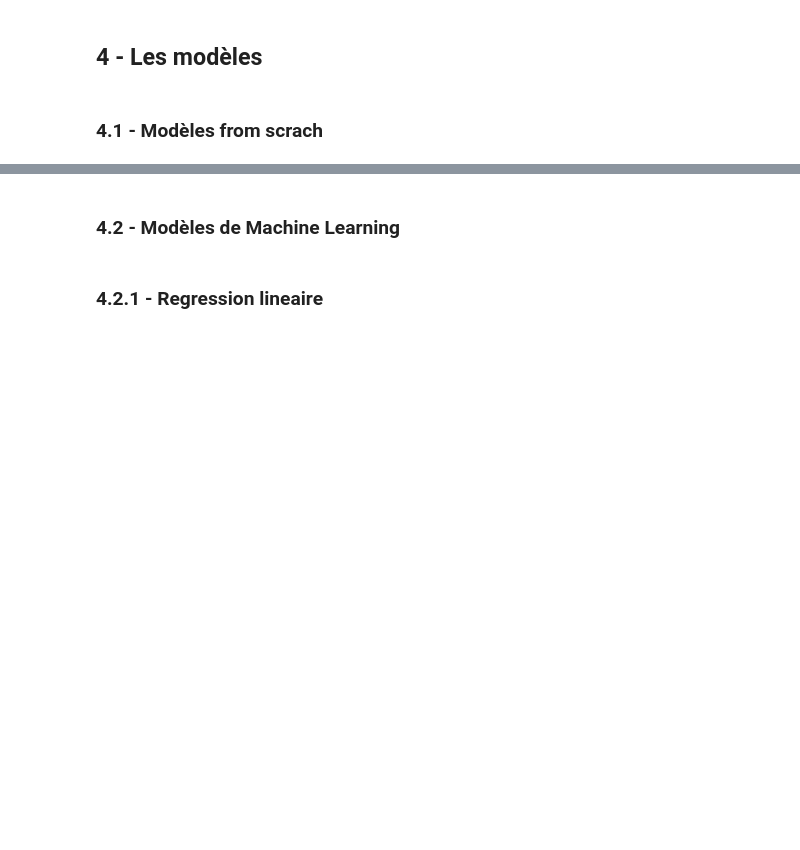
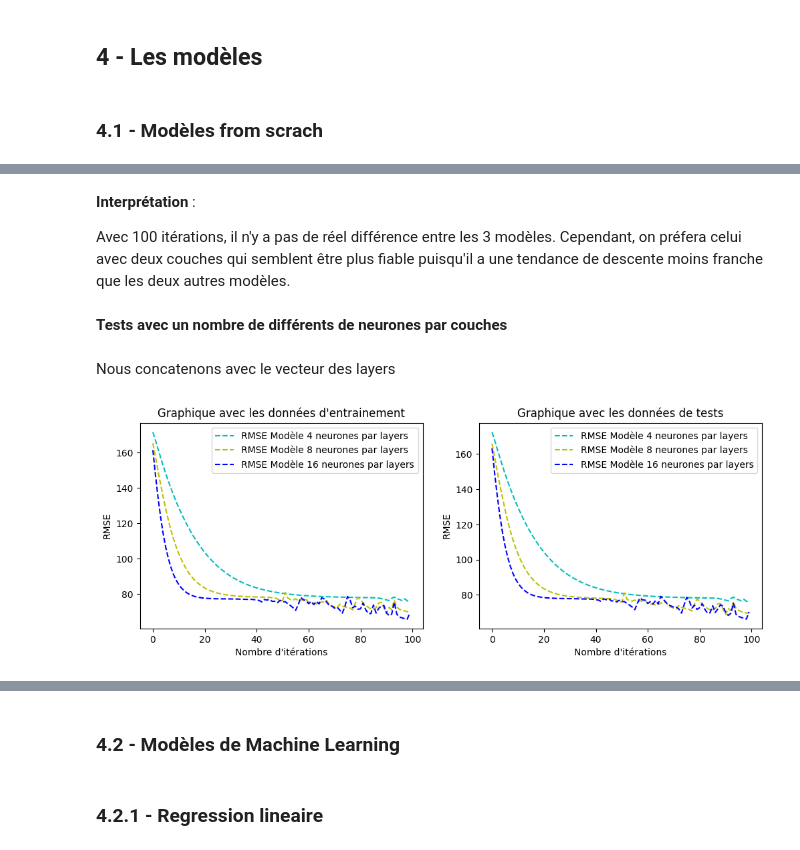
Before and after one commit to BTS-team/ia_challenge_2023, a Jupyter notebook: sy23_rapport.ipynb, the cells around one changed output, grey strips where cells are left out. Drawn from its saved outputs; the diff is of its cells as text; code cells hidden in the pictures; blank space fills up the shorter version.

```diff
--- a/sy23_rapport.ipynb
+++ b/sy23_rapport.ipynb
@@ -573,0 +1001,8 @@ vect_layers=np.linspace(4,24,6,dtype=np.int32)
+# %% [markdown]
+**Interprétation** :
+
+Avec 100 itérations, il n'y a pas de réel différence entre les 3 modèles. Cependant, on préfera celui avec deux couches qui semblent être plus fiable puisqu'il a une tendance de descente moins franche que les deux autres modèles.
+# %% [markdown]
+**Tests avec un nombre de différents de neurones par couches**
+# %%
+vect_neurone=np.array([4,8,16])
@@ -574,9 +1012,12 @@ vect_layers=np.linspace(4,24,6,dtype=np.int32)
 # %%
 rmse_scratch=[]
-for i in vect_layers:
+for i in vect_neurone:
     model=AmbreNet()
-    model.train(hidden_layers=(i,i,i),learning_rate=0.01,n_iter=2)
-    rmse_scratch.append(model.rmse)
-    print(model.rmse)
-#plt.plot(vect_layers,rmse_scratch)
-#plt.show()
+    model.train(hidden_layers=[i,i],learning_rate=0.01,n_iter=n_iter_fixe)
+    rmse=np.sqrt(model.mse)
+    rmse_scratch.append(rmse)
+    #print(model.training_history.shape)
+    training_final=np.c_[training_final,model.training_history]
+    test_final=np.c_[test_final,model.test_history]
+    #print(rmse)
+#print(training_final)
@@ -588,0 +1024,34 @@ model.train()
+# %%
+training_final=array_map(training_final)
+test_final=array_map(test_final)
+# %% [markdown]
+Nous concatenons avec le vecteur des layers
+# %%
+plt.figure(figsize=(12, 4))
+
+
+#Entrainement
+plt.subplot(1,2,1)
+plt.plot(it,training_final[:,0],"--c",label='RMSE Modèle 4 neurones par layers')
+plt.plot(it,training_final[:,1],"--y",label='RMSE Modèle 8 neurones par layers')
+plt.plot(it,training_final[:,2],"--b",label='RMSE Modèle 16 neurones par layers')
+plt.title("Graphique avec les données d'entrainement")
+plt.xlabel("Nombre d'itérations")
+plt.ylabel("RMSE")
+plt.legend()
+
+#Test
+plt.subplot(1,2,2)
+plt.plot(it,test_final[:,0],"--c",label='RMSE Modèle 4 neurones par layers')
+plt.plot(it,test_final[:,1],"--y",label='RMSE Modèle 8 neurones par layers')
+plt.plot(it,test_final[:,2],"--b",label='RMSE Modèle 16 neurones par layers')
+plt.title("Graphique avec les données de tests")
+plt.xlabel("Nombre d'itérations")
+plt.ylabel("RMSE")
+plt.legend()
+
+
+
+plt.show()
+# %% [output]
+[figure, added]
```
Also changed, not shown: parts of 76 cells of this notebook, 3 other files.
